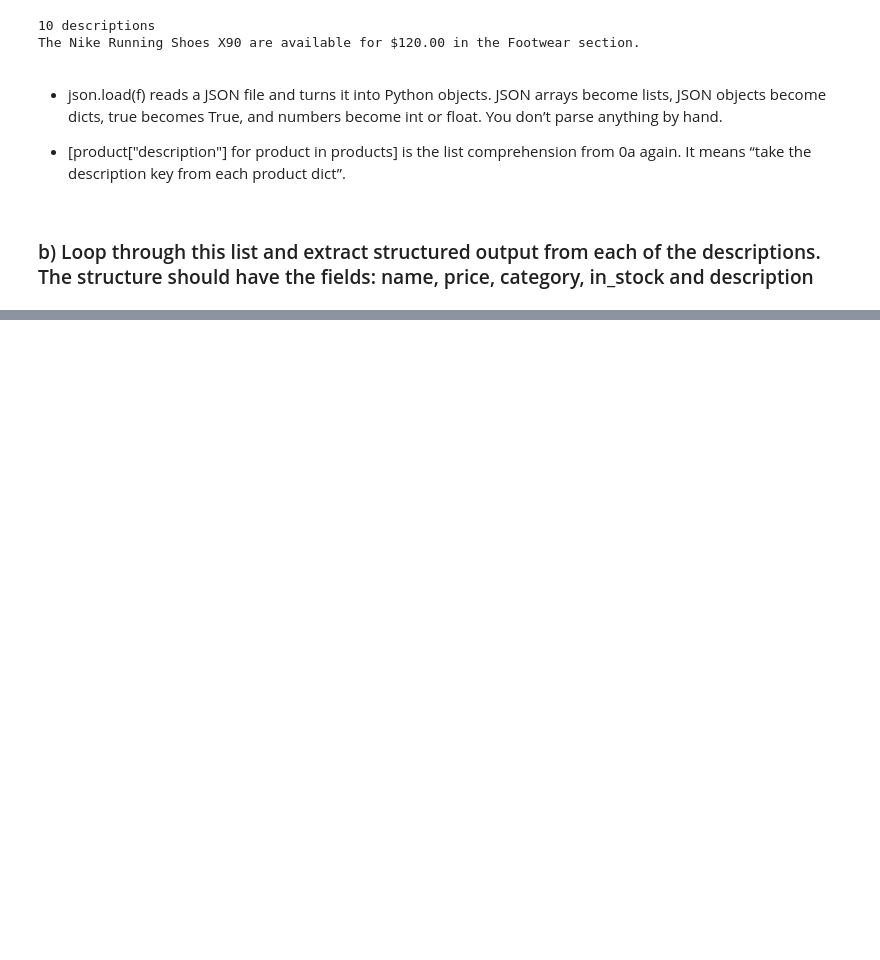
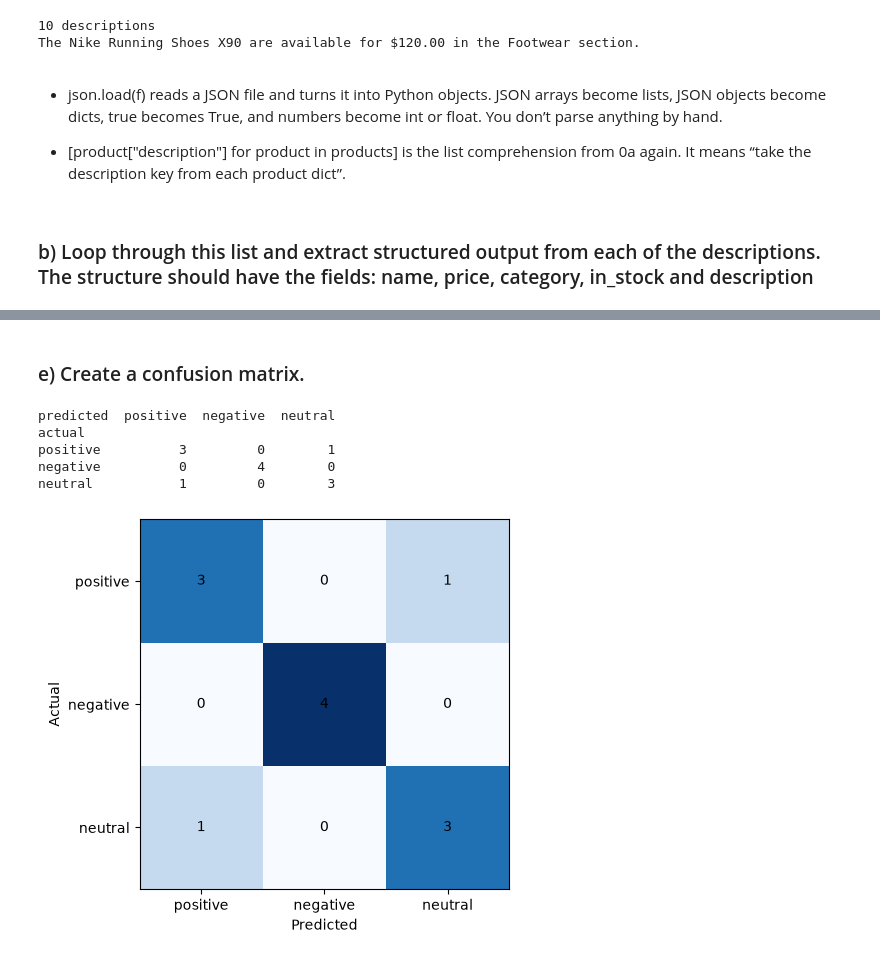
Before and after one commit to Akina-Aoki/ai_ops_lecture, a Jupyter notebook: exercises/exercise_0/00_pydanticai_openrouter.ipynb, the cells around one changed output, grey strips where cells are left out. Cells and saved outputs as stored; diff of their text form; code cells hidden in the pictures; blank space fills up the shorter version.

```diff
--- a/exercises/exercise_0/00_pydanticai_openrouter.ipynb
+++ b/exercises/exercise_0/00_pydanticai_openrouter.ipynb
@@ -493,0 +475,14 @@ neutral              1         1         2
+# %%
+expected = [review["expected_sentiment"] for review in reviews]
+
+# Pair up each review's expected label and predicted label, in order
+for review, exp, pred in zip(reviews, expected, predictions):
+    match = "✓" if exp == pred else "✗"
+    print(f"{match} expected={exp:<8} predicted={pred:<8} {review['text'][:50]}")
+
+# Accuracy = number of correct predictions / total predictions
+correct = sum(1 for exp, pred in zip(expected, predictions) if exp == pred)
+accuracy = correct / len(expected)
+
+print(f"\n{correct}/{len(expected)} correct")
+print(f"Accuracy: {accuracy:.2%}")
@@ -493,0 +563,35 @@ neutral              1         1         2
+# %% [markdown]
+### e) Create a confusion matrix.
+# %%
+# A table with one row per review: its actual and predicted label
+df = pd.DataFrame({"actual": expected, "predicted": predictions})
+
+# crosstab counts how many rows fall into each (actual, predicted) combination.
+# reindex forces the row/column order to be positive, negative, neutral even if
+# one of them never appears, and fills missing combinations with 0 instead of NaN.
+confusion = pd.crosstab(df["actual"], df["predicted"]).reindex(
+    index=labels, columns=labels, fill_value=0
+)
+
+print(confusion)
+# %% [output]
+predicted  positive  negative  neutral
+actual
+positive          3         0        1
+negative          0         4        0
+neutral           1         0        3
+# %%
+import matplotlib.pyplot as plt
+
+fig, ax = plt.subplots()
+ax.imshow(confusion, cmap="Blues")
+ax.set_xticks(range(len(labels)), labels)
+ax.set_yticks(range(len(labels)), labels)
+ax.set_xlabel("Predicted")
+ax.set_ylabel("Actual")
+for i in range(len(labels)):
+    for j in range(len(labels)):
+        ax.text(j, i, confusion.iloc[i, j], ha="center", va="center")
+plt.show()
+# %% [output]
+[figure, added]
```
Also changed, not shown: parts of 46 cells of this notebook, 7 other files.
